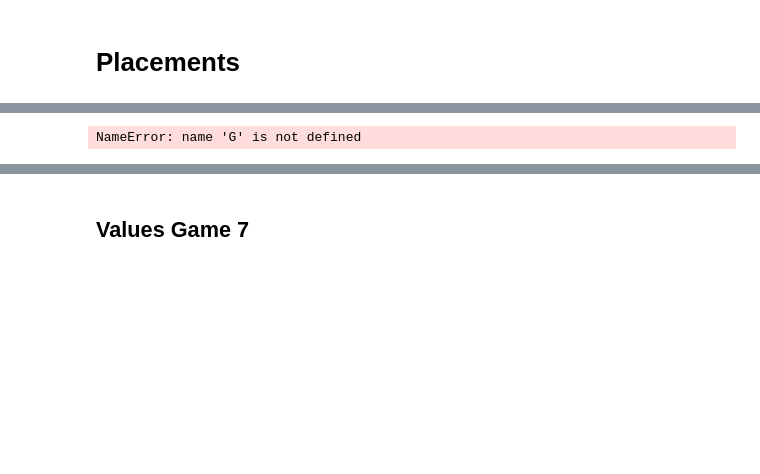
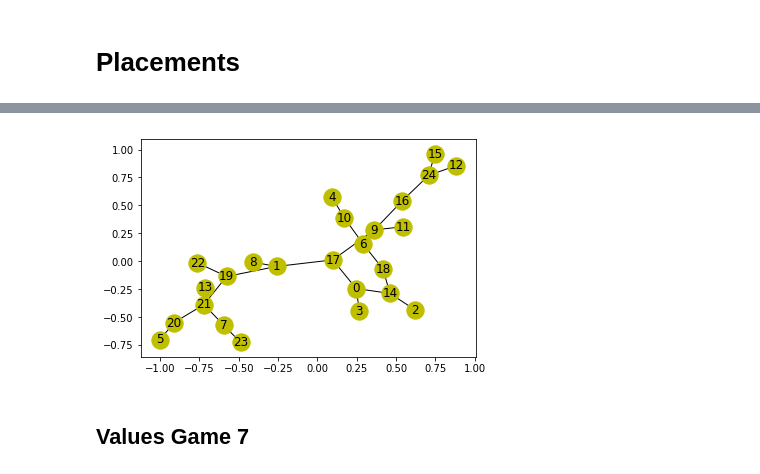
Before and after one commit to jacopodisi/mru_securitygame, a Jupyter notebook: resultControl.ipynb, the cells around one changed output, grey strips where cells are left out. Drawn from its saved outputs; the diff is of its cells as text; code cells hidden in the pictures; blank space fills up the shorter version.

```diff
--- a/resultControl.ipynb
+++ b/resultControl.ipynb
@@ -113,4 +221,3 @@ for i in x:
 # %%
-G[0], layout[0] = nu.compute_nx_graph(graphs[0], plot=True)
+G, layout = nu.compute_nx_graph(graph, plot=True)
 # %% [output]
-NameError: name 'G' is not defined
@@ -117,0 +224 @@ NameError: name 'G' is not defined
+[figure, added]
```
Also changed, not shown: parts of 18 cells of this notebook, 1 other file.
